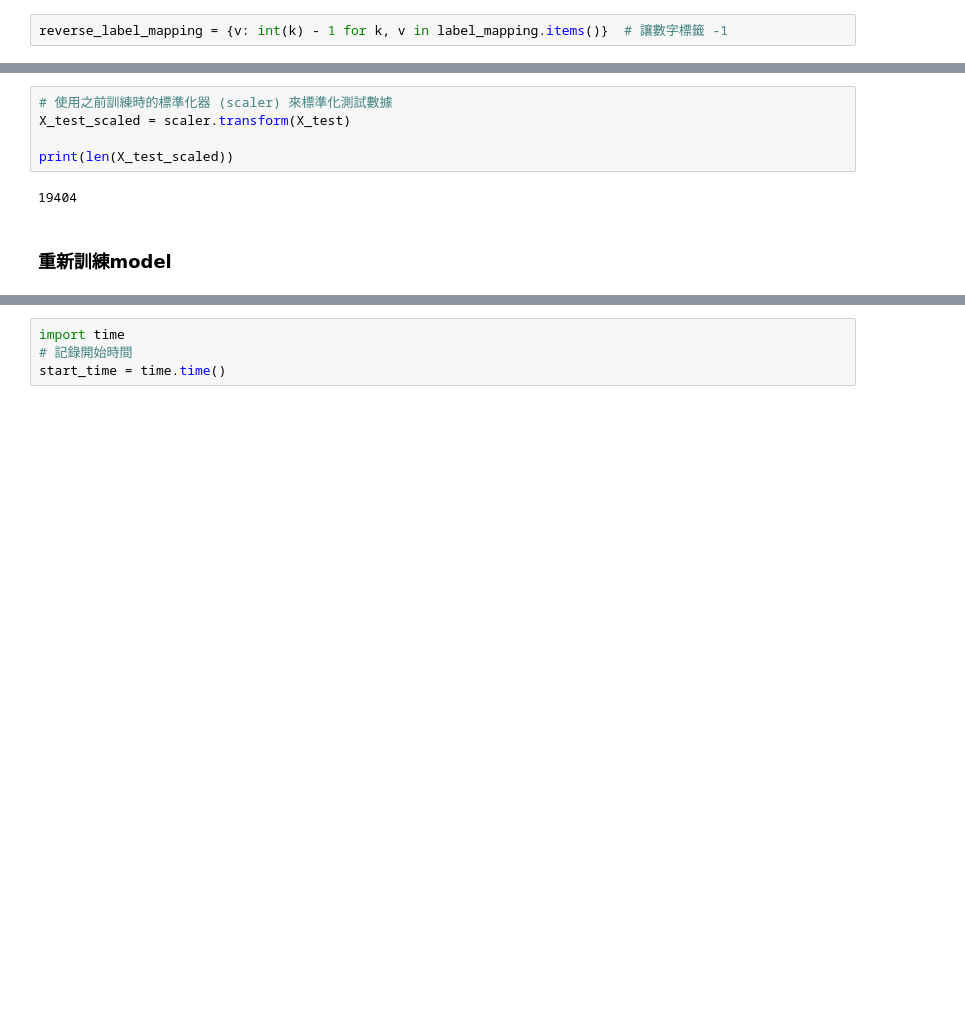
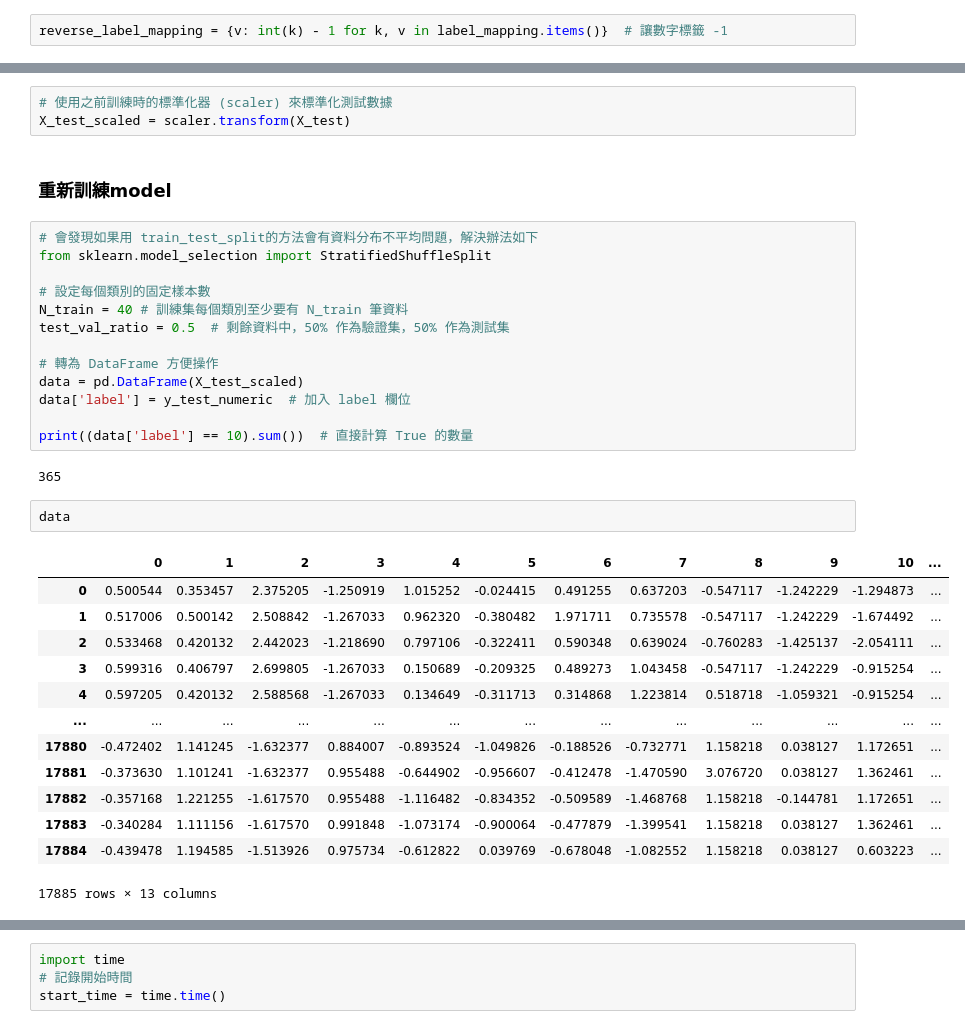
Before and after one commit to oscar9335/RTT_Research, a Jupyter notebook: Research/DNN_transferlearning.ipynb, the cells around one changed output, grey strips where cells are left out. Saved outputs shown, nothing was run; the diff lists cells and outputs as text; blank space fills up the shorter version.

Commit message:
json file, transfer data push

```diff
--- a/Research/DNN_transferlearning.ipynb
+++ b/Research/DNN_transferlearning.ipynb
@@ -207,9 +212,36 @@ y_numeric unique values in DNN: [10  1  0  9  8  7  6  5  4  3  2 45 33 44 35 34
 # %%
 # 使用之前訓練時的標準化器 (scaler) 來標準化測試數據
 X_test_scaled = scaler.transform(X_test)
-
-print(len(X_test_scaled))
-# %% [output]
-19404
 # %% [markdown]
 ### 重新訓練model
+# %%
+# 會發現如果用 train_test_split的方法會有資料分布不平均問題，解決辦法如下
+from sklearn.model_selection import StratifiedShuffleSplit
+
+# 設定每個類別的固定樣本數
+N_train = 40 # 訓練集每個類別至少要有 N_train 筆資料
+test_val_ratio = 0.5  # 剩餘資料中，50% 作為驗證集，50% 作為測試集
+
+# 轉為 DataFrame 方便操作
+data = pd.DataFrame(X_test_scaled)
+data['label'] = y_test_numeric  # 加入 label 欄位
+
+print((data['label'] == 10).sum())  # 直接計算 True 的數量
+# %% [output]
+365
+# %%
+data
+# %% [output]
+|  | 0 | 1 | 2 | 3 | 4 | 5 | 6 | 7 | 8 | 9 | 10 | ... |
+| 0 | 0.500544 | 0.353457 | 2.375205 | -1.250919 | 1.015252 | -0.024415 | 0.491255 | 0.637203 | -0.547117 | -1.242229 | -1.294873 | ... |
+| 1 | 0.517006 | 0.500142 | 2.508842 | -1.267033 | 0.962320 | -0.380482 | 1.971711 | 0.735578 | -0.547117 | -1.242229 | -1.674492 | ... |
+| 2 | 0.533468 | 0.420132 | 2.442023 | -1.218690 | 0.797106 | -0.322411 | 0.590348 | 0.639024 | -0.760283 | -1.425137 | -2.054111 | ... |
+| 3 | 0.599316 | 0.406797 | 2.699805 | -1.267033 | 0.150689 | -0.209325 | 0.489273 | 1.043458 | -0.547117 | -1.242229 | -0.915254 | ... |
+| 4 | 0.597205 | 0.420132 | 2.588568 | -1.267033 | 0.134649 | -0.311713 | 0.314868 | 1.223814 | 0.518718 | -1.059321 | -0.915254 | ... |
+| ... | ... | ... | ... | ... | ... | ... | ... | ... | ... | ... | ... | ... |
+| 17880 | -0.472402 | 1.141245 | -1.632377 | 0.884007 | -0.893524 | -1.049826 | -0.188526 | -0.732771 | 1.158218 | 0.038127 | 1.172651 | ... |
+| 17881 | -0.373630 | 1.101241 | -1.632377 | 0.955488 | -0.644902 | -0.956607 | -0.412478 | -1.470590 | 3.076720 | 0.038127 | 1.362461 | ... |
+| 17882 | -0.357168 | 1.221255 | -1.617570 | 0.955488 | -1.116482 | -0.834352 | -0.509589 | -1.468768 | 1.158218 | -0.144781 | 1.172651 | ... |
+| 17883 | -0.340284 | 1.111156 | -1.617570 | 0.991848 | -1.073174 | -0.900064 | -0.477879 | -1.399541 | 1.158218 | 0.038127 | 1.362461 | ... |
+| 17884 | -0.439478 | 1.194585 | -1.513926 | 0.975734 | -0.612822 | 0.039769 | -0.678048 | -1.082552 | 1.158218 | 0.038127 | 0.603223 | ... |
+17885 rows × 13 columns
```
Also changed, not shown: parts of 22 cells of this notebook, 25 other files.
